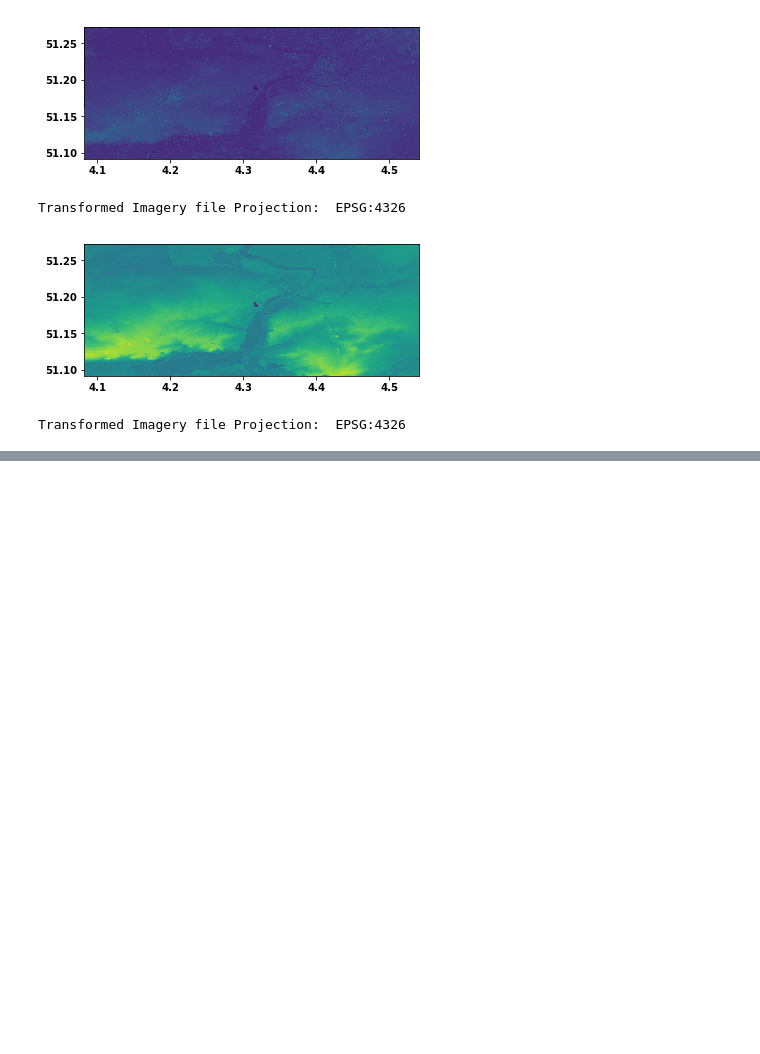
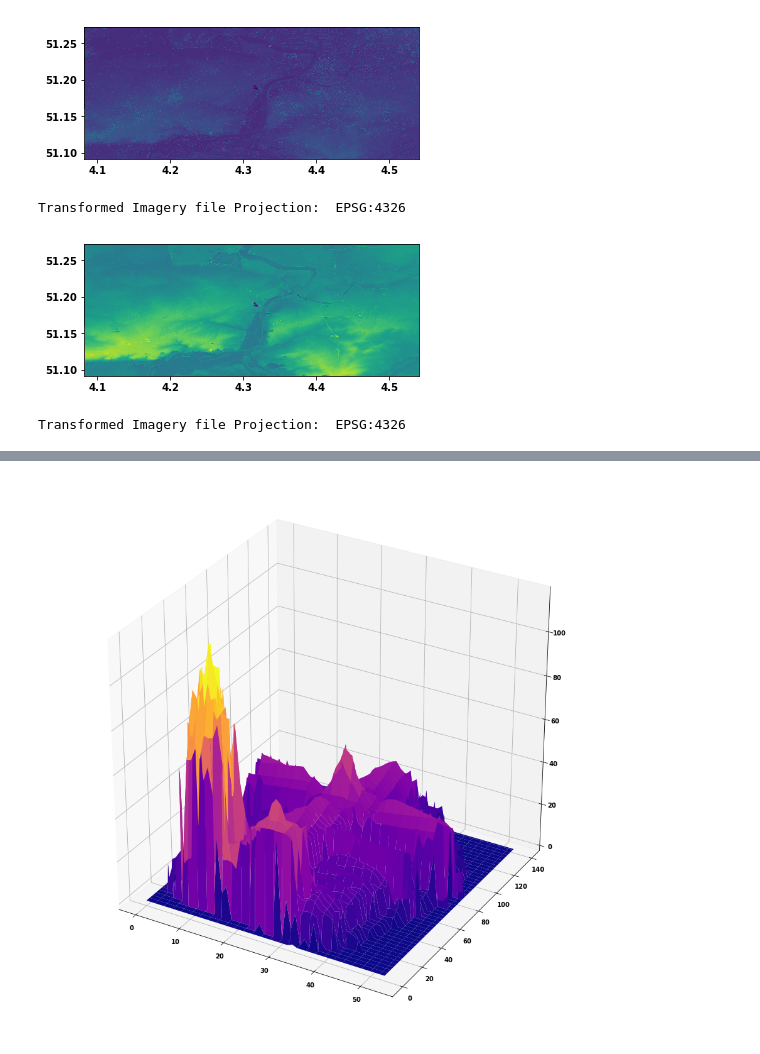
Before and after one commit to N1chelle/3D-Houses, a Jupyter notebook: Clipping the raster.ipynb, the cells around one changed output, grey strips where cells are left out. Drawn from its saved outputs; the diff is of its cells as text; code cells hidden in the pictures; blank space fills up the shorter version.

```diff
--- a/Clipping the raster.ipynb
+++ b/Clipping the raster.ipynb
@@ -115,5 +125,5 @@ DSM_fp = r'D:\becode_projects\3D-Houses\DHMVIIDSMRAS1m_k15\GeoTIFF\TRF_DHMVIIDSM
 DTM_fp = r'D:\becode_projects\3D-Houses\DHMVIIDTMRAS1m_k15\GeoTIFF\TRF_DHMVIIDTMRAS1m_k15.tif'
 # %%
 with rio.open(DSM_fp) as src:
-    out_image, out_transform = mask(src, polygon, crop=True)
+    out_DSM_img, out_transform = mask(src, [polygon], crop=True, nodata=0, filled=True, indexes=1)
     out_meta = src.meta
@@ -121,0 +130,7 @@ AttributeError: 'str' object has no attribute 'get'
+# %%
+with rio.open(DTM_fp) as src:
+    out_DTM_img, out_transform = mask(src, [polygon], crop=True, nodata=0, filled=True, indexes=1)
+    out_meta = src.meta
+# %%
+out_img_chm = out_DSM_img - out_DTM_img
+out_img_chm.shape
@@ -121,0 +201,22 @@ AttributeError: 'str' object has no attribute 'get'
+# %%
+# 3-D Plot using CHM array
+
+# Assigning the x, y and z values
+x = range(0, 54)
+y = range(0, 140)
+
+x, y = np.meshgrid(x, y, indexing = 'ij')
+
+z = out_img_chm   #elevation
+
+# creating a figure for plotting
+fig = plt.figure(figsize=(16,16))
+
+# Creating plot
+ax = fig.add_subplot(111, projection='3d')
+ax.plot_surface(x, y, z, cmap = 'plasma')
+
+# Showing the above plot
+plt.show()
+# %% [output]
+[figure, added]
```
Also changed, not shown: parts of 12 cells of this notebook.
